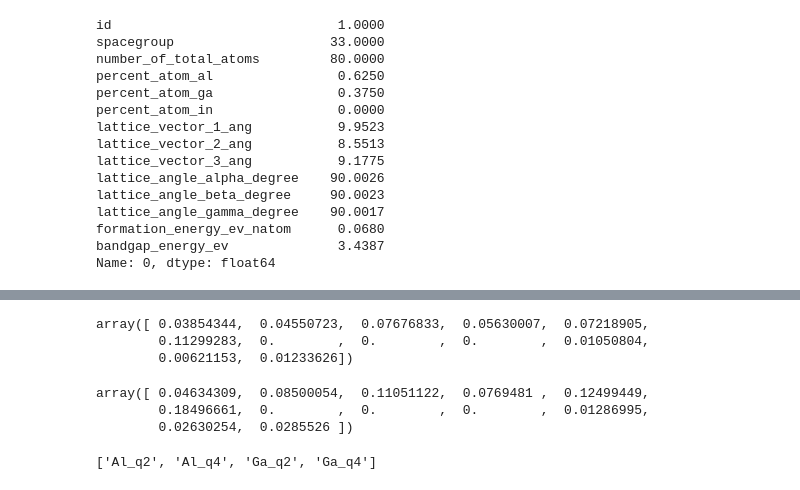
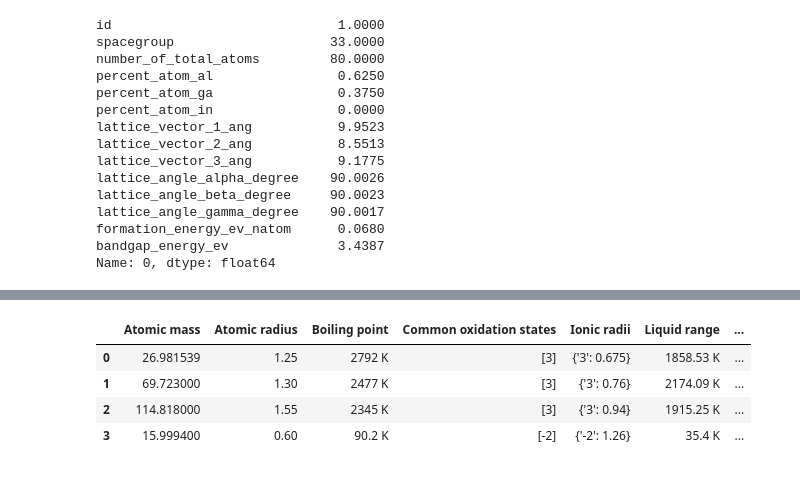
Before and after one commit to lan496/kaggle-nomad2018, a Jupyter notebook: structure.ipynb, the cells around one changed output, grey strips where cells are left out. Cells and saved outputs as stored; diff of their text form; code cells hidden in the pictures.

```diff
--- a/structure.ipynb
+++ b/structure.ipynb
@@ -225,16 +60,12 @@ def calc_each_order_parameters_descriptor(structure, cutoff=10.):
-# %%
-calc_each_order_parameters_descriptor(structure)
-# %% [output]
-array([ 0.03854344,  0.04550723,  0.07676833,  0.05630007,  0.07218905,
-        0.11299283,  0.        ,  0.        ,  0.        ,  0.01050804,
-        0.00621153,  0.01233626])
-# %%
-calc_each_order_parameters_descriptor(structure, 8.0)
-# %% [output]
-array([ 0.04634309,  0.08500054,  0.11051122,  0.0769481 ,  0.12499449,
-        0.18496661,  0.        ,  0.        ,  0.        ,  0.01286995,
-        0.02630254,  0.0285526 ])
-# %%
-['{}_{}'.format(ele_sym, types) for ele_sym in ['Al', 'Ga'] for types in ['q2', 'q4']]
-# %% [output]
-['Al_q2', 'Al_q4', 'Ga_q2', 'Ga_q4']
+# %%
+df_elements = pd.DataFrame([Element(sym).data for sym in ['Al', 'Ga', 'In', 'O']])
+use_cols = ['Atomic mass', 'Atomic radius', 'Boiling point', 'Common oxidation states', 'Ionic radii', 'Liquid range', 'Melting point', 'Molar volume', 'Thermal conductivity', 'Van der waals radius', 'Velocity of sound', 'X', ]
+df_elements[use_cols]
+# IE1, IE2, electro affinity, covalent bond radius, pesudo potential radius, density, heat of fusion, heat of sublimation, specific heat
+# HOMO, LUMO,
+# %% [output]
+|  | Atomic mass | Atomic radius | Boiling point | Common oxidation states | Ionic radii | Liquid range | ... |
+| 0 | 26.981539 | 1.25 | 2792 K | [3] | {'3': 0.675} | 1858.53 K | ... |
+| 1 | 69.723000 | 1.30 | 2477 K | [3] | {'3': 0.76} | 2174.09 K | ... |
+| 2 | 114.818000 | 1.55 | 2345 K | [3] | {'3': 0.94} | 1915.25 K | ... |
+| 3 | 15.999400 | 0.60 | 90.2 K | [-2] | {'-2': 1.26} | 35.4 K | ... |
```
Also changed, not shown: parts of 21 cells of this notebook, 7 other files.
